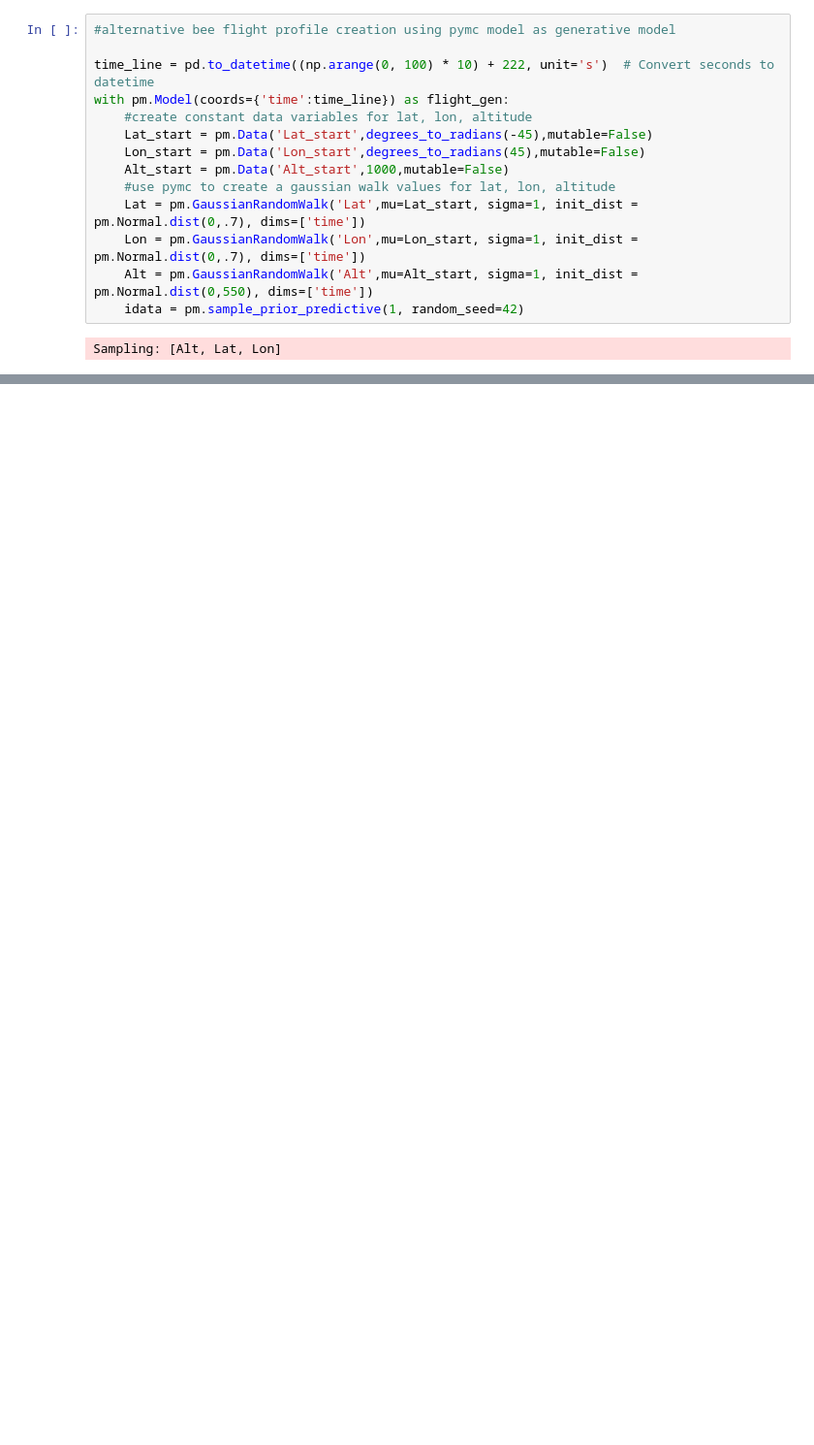
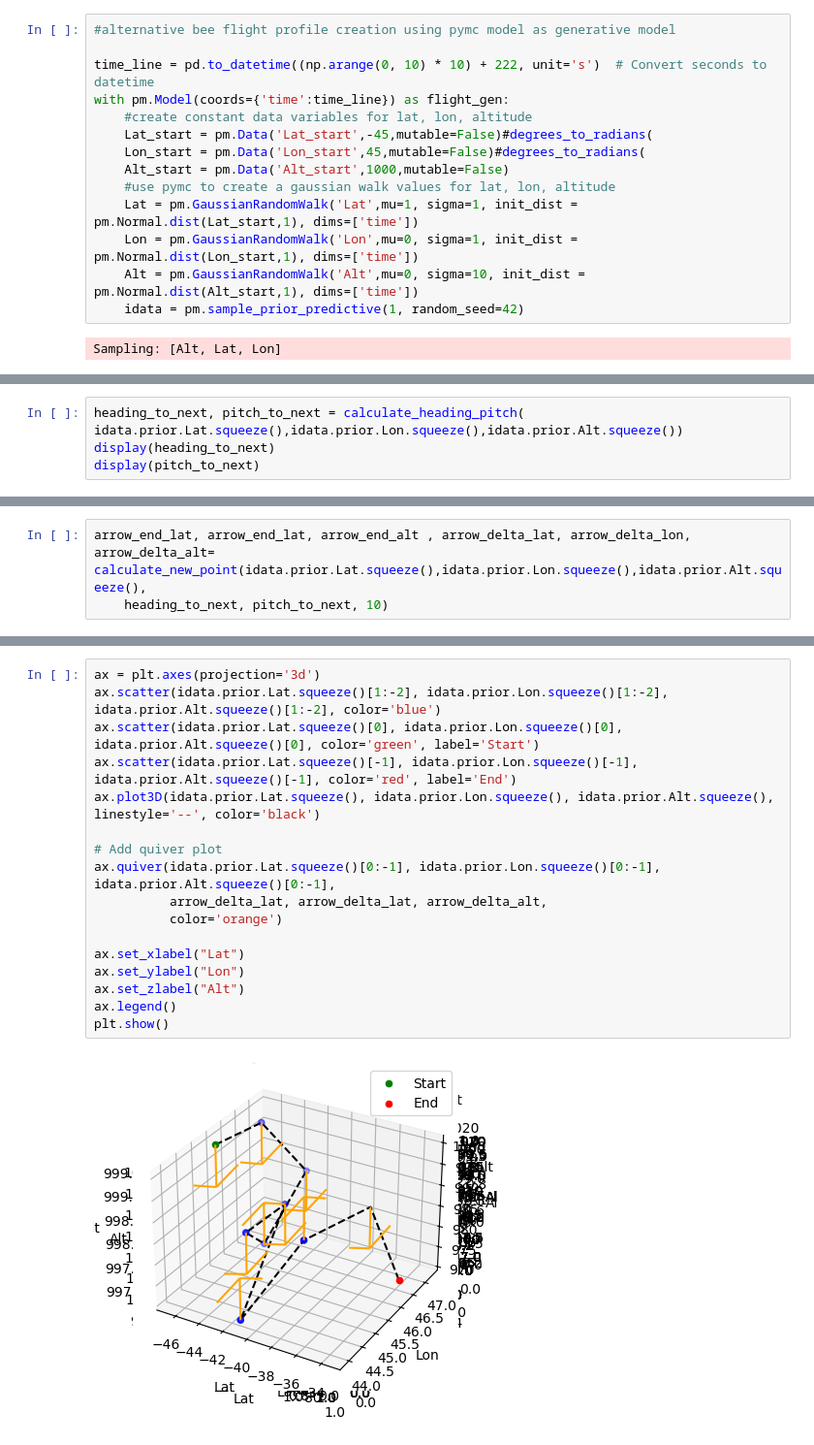
Before and after one commit to wmbelk/wmbelk74, a Jupyter notebook: repositories/wmbelk-git/preliz_try.ipynb, the cells around one changed output, grey strips where cells are left out. Shown at 97% size. Saved outputs shown, nothing was run; the diff lists cells and outputs as text; blank space fills up the shorter version.

```diff
--- a/repositories/wmbelk-git/preliz_try.ipynb
+++ b/repositories/wmbelk-git/preliz_try.ipynb
@@ -165,16 +161,16 @@ def degrees_to_radians(degrees):
 # %%
 #alternative bee flight profile creation using pymc model as generative model
 
-time_line = pd.to_datetime((np.arange(0, 100) * 10) + 222, unit='s')  # Convert seconds to datetime
+time_line = pd.to_datetime((np.arange(0, 10) * 10) + 222, unit='s')  # Convert seconds to datetime
 with pm.Model(coords={'time':time_line}) as flight_gen:
     #create constant data variables for lat, lon, altitude
-    Lat_start = pm.Data('Lat_start',degrees_to_radians(-45),mutable=False)
-    Lon_start = pm.Data('Lon_start',degrees_to_radians(45),mutable=False)
+    Lat_start = pm.Data('Lat_start',-45,mutable=False)#degrees_to_radians(
+    Lon_start = pm.Data('Lon_start',45,mutable=False)#degrees_to_radians(
     Alt_start = pm.Data('Alt_start',1000,mutable=False)
     #use pymc to create a gaussian walk values for lat, lon, altitude
-    Lat = pm.GaussianRandomWalk('Lat',mu=Lat_start, sigma=1, init_dist = pm.Normal.dist(0,.7), dims=['time'])
-    Lon = pm.GaussianRandomWalk('Lon',mu=Lon_start, sigma=1, init_dist = pm.Normal.dist(0,.7), dims=['time'])
-    Alt = pm.GaussianRandomWalk('Alt',mu=Alt_start, sigma=1, init_dist = pm.Normal.dist(0,550), dims=['time'])
+    Lat = pm.GaussianRandomWalk('Lat',mu=1, sigma=1, init_dist = pm.Normal.dist(Lat_start,1), dims=['time'])
+    Lon = pm.GaussianRandomWalk('Lon',mu=0, sigma=1, init_dist = pm.Normal.dist(Lon_start,1), dims=['time'])
+    Alt = pm.GaussianRandomWalk('Alt',mu=0, sigma=10, init_dist = pm.Normal.dist(Alt_start,1), dims=['time'])
     idata = pm.sample_prior_predictive(1, random_seed=42)
 # %% [output]
 Sampling: [Alt, Lat, Lon]
@@ -189,0 +199,4 @@ plt.show()
+# %%
+heading_to_next, pitch_to_next = calculate_heading_pitch(  idata.prior.Lat.squeeze(),idata.prior.Lon.squeeze(),idata.prior.Alt.squeeze())
+display(heading_to_next)
+display(pitch_to_next)
@@ -189,0 +275,3 @@ plt.show()
+# %%
+arrow_end_lat, arrow_end_lat, arrow_end_alt , arrow_delta_lat, arrow_delta_lon, arrow_delta_alt= calculate_new_point(idata.prior.Lat.squeeze(),idata.prior.Lon.squeeze(),idata.prior.Alt.squeeze(),
+    heading_to_next, pitch_to_next, 10)
@@ -189,0 +288,19 @@ plt.show()
+# %%
+ax = plt.axes(projection='3d')
+ax.scatter(idata.prior.Lat.squeeze()[1:-2], idata.prior.Lon.squeeze()[1:-2], idata.prior.Alt.squeeze()[1:-2], color='blue')
+ax.scatter(idata.prior.Lat.squeeze()[0], idata.prior.Lon.squeeze()[0], idata.prior.Alt.squeeze()[0], color='green', label='Start')
+ax.scatter(idata.prior.Lat.squeeze()[-1], idata.prior.Lon.squeeze()[-1], idata.prior.Alt.squeeze()[-1], color='red', label='End')
+ax.plot3D(idata.prior.Lat.squeeze(), idata.prior.Lon.squeeze(), idata.prior.Alt.squeeze(), linestyle='--', color='black')
+
+# Add quiver plot
+ax.quiver(idata.prior.Lat.squeeze()[0:-1], idata.prior.Lon.squeeze()[0:-1], idata.prior.Alt.squeeze()[0:-1],
+          arrow_delta_lat, arrow_delta_lat, arrow_delta_alt,
+          color='orange')
+
+ax.set_xlabel("Lat")
+ax.set_ylabel("Lon")
+ax.set_zlabel("Alt")
+ax.legend()
+plt.show()
+# %% [output]
+[figure, added]
```
Also changed, not shown: parts of 12 cells of this notebook.
